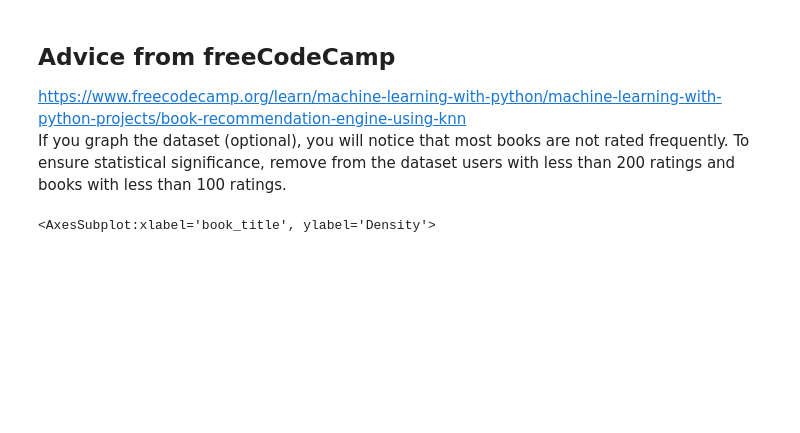
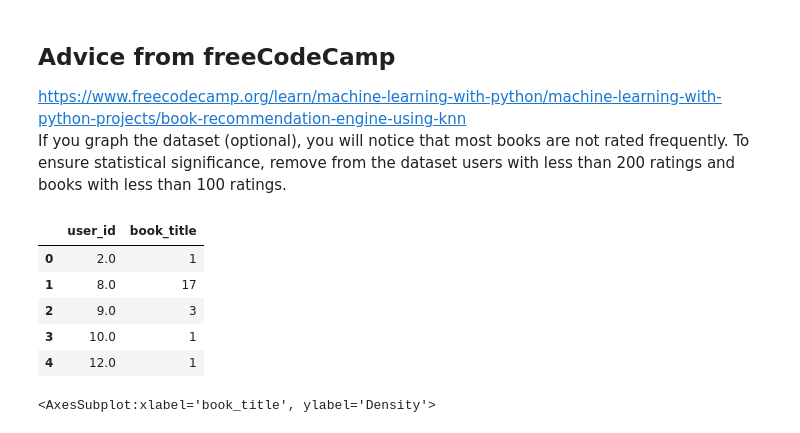
Before and after one commit to amrirasyidi/book_recommendation, a Jupyter notebook: fcc_book_recc_model.ipynb, the cells around one changed output. Drawn from its saved outputs; the diff is of its cells as text; code cells hidden in the pictures; blank space fills up the shorter version.

```diff
--- a/fcc_book_recc_model.ipynb
+++ b/fcc_book_recc_model.ipynb
@@ -38,0 +33,4 @@ df.head()
+# %%
+df["isbn_index"] = df["isbn"].astype("category").cat.codes
+
+df.head()
@@ -48,6 +53,15 @@ user_stat = pd.pivot_table(
     index = 'user_id',
     aggfunc= 'count'
 ).reset_index()
+# %%
+user_stat.head()
+# %% [output]
+|  | user_id | book_title |
+| 0 | 2.0 | 1 |
+| 1 | 8.0 | 17 |
+| 2 | 9.0 | 3 |
+| 3 | 10.0 | 1 |
+| 4 | 12.0 | 1 |
 # %%
 sns.kdeplot(
     data = user_stat['book_title'],
```
Also changed, not shown: parts of 26 cells of this notebook, 3 other files.
